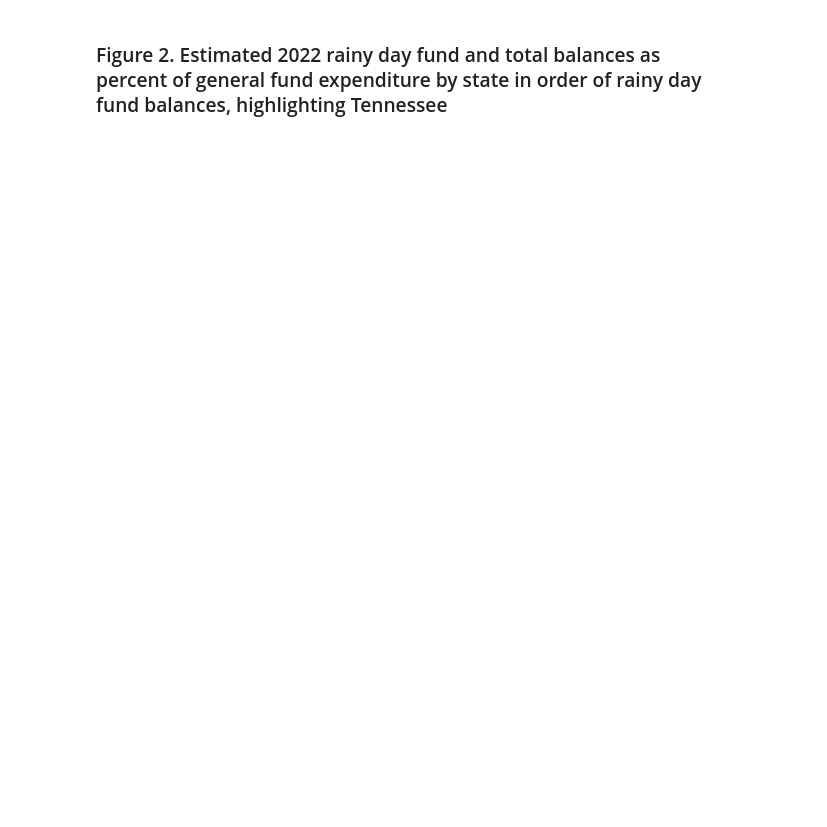
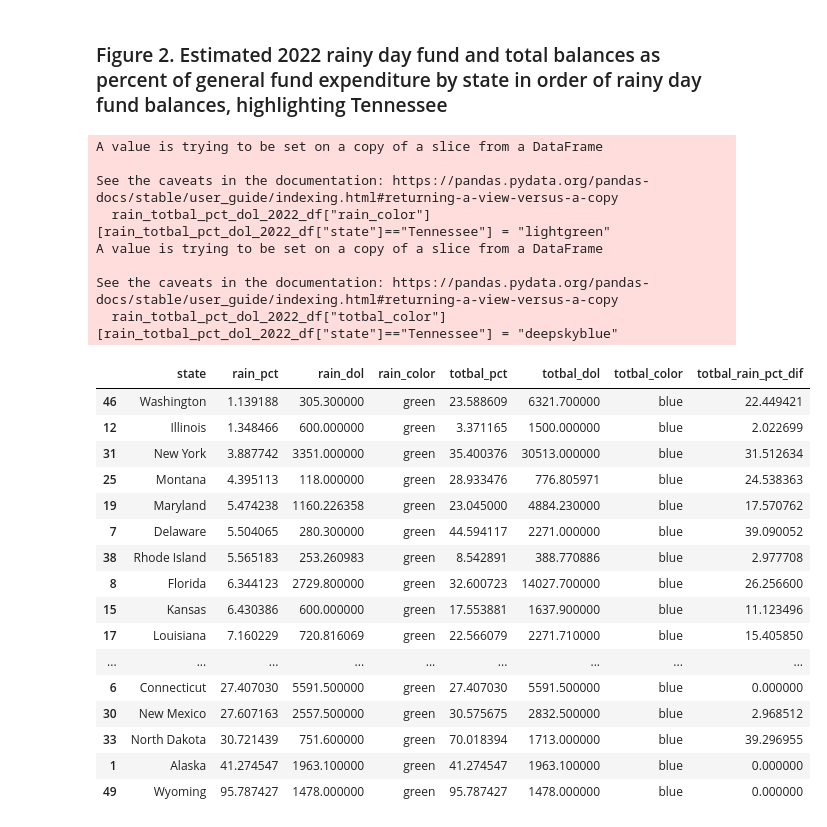
Before and after one commit to TheCGO/TN-BusinessTax, a Jupyter notebook: TN_BusinessTax.ipynb, the cells around one changed output. Saved outputs shown, nothing was run; the diff lists cells and outputs as text; code cells hidden in the pictures; blank space fills up the shorter version.

```diff
--- a/TN_BusinessTax.ipynb
+++ b/TN_BusinessTax.ipynb
@@ -554,3 +554,67 @@ show(fig)
 [interactive output not drawn]
 # %% [markdown]
 ### Figure 2. Estimated 2022 rainy day fund and total balances as percent of general fund expenditure by state in order of rainy day fund balances, highlighting Tennessee
+# %%
+rain_pct_2022_df = rain_pct_df.loc[:'Wyoming', '2022'].to_frame().reset_index()
+rain_pct_2022_df.rename(columns = {"index": "state", "2022": "rain_frac"}, inplace = True)
+rain_pct_2022_df["rain_pct"] = 100 * rain_pct_2022_df["rain_frac"]
+rain_pct_2022_df.drop('rain_frac', axis=1, inplace=True)
+
+rain_dol_2022_df = rain_dol_df.loc[:'Wyoming', '2022'].to_frame().reset_index()
+rain_dol_2022_df.rename(columns = {"index": "state", "2022": "rain_dol"}, inplace = True)
+
+totbal_pct_2022_df = totbal_pct_df.loc[:'Wyoming', '2022'].to_frame().reset_index()
+totbal_pct_2022_df.rename(columns = {"index": "state", "2022": "totbal_frac"}, inplace = True)
+totbal_pct_2022_df["totbal_pct"] = 100 * totbal_pct_2022_df["totbal_frac"]
+totbal_pct_2022_df.drop('totbal_frac', axis=1, inplace=True)
+
+totbal_dol_2022_df = totbal_dol_df.loc[:'Wyoming', '2022'].to_frame().reset_index()
+totbal_dol_2022_df.rename(columns = {"index": "state", "2022": "totbal_dol"}, inplace = True)
+
+# Merge the four DataFrames
+rain_totbal_pct_dol_2022_df = rain_pct_2022_df.copy()
+rain_totbal_pct_dol_2022_df = pd.merge(rain_totbal_pct_dol_2022_df, rain_dol_2022_df, on='state', how='inner')
+rain_totbal_pct_dol_2022_df["rain_color"] = "green"
+rain_totbal_pct_dol_2022_df["rain_color"][rain_totbal_pct_dol_2022_df["state"]=="Tennessee"] = "lightgreen"
+rain_totbal_pct_dol_2022_df = pd.merge(rain_totbal_pct_dol_2022_df, totbal_pct_2022_df, on='state', how='inner')
+rain_totbal_pct_dol_2022_df = pd.merge(rain_totbal_pct_dol_2022_df, totbal_dol_2022_df, on='state', how='inner')
+rain_totbal_pct_dol_2022_df["totbal_color"] = "blue"
+rain_totbal_pct_dol_2022_df["totbal_color"][rain_totbal_pct_dol_2022_df["state"]=="Tennessee"] = "deepskyblue"
+
+# Create a new variable that is totbal_pct - rain_pct
+rain_totbal_pct_dol_2022_df["totbal_rain_pct_dif"] = (
+    rain_totbal_pct_dol_2022_df["totbal_pct"] - rain_totbal_pct_dol_2022_df["rain_pct"]
+)
+
+# Sort by rainy day fund percent
+rain_totbal_pct_dol_2022_sorted_df = rain_totbal_pct_dol_2022_df.sort_values(
+    by=['rain_pct', 'totbal_pct'], ascending=[True, True]
+)
+
+rain_totbal_pct_dol_2022_sorted_df
+# %% [output]
+A value is trying to be set on a copy of a slice from a DataFrame
+
+See the caveats in the documentation: https://pandas.pydata.org/pandas-docs/stable/user_guide/indexing.html#returning-a-view-versus-a-copy
+  rain_totbal_pct_dol_2022_df["rain_color"][rain_totbal_pct_dol_2022_df["state"]=="Tennessee"] = "lightgreen"
+A value is trying to be set on a copy of a slice from a DataFrame
+
+See the caveats in the documentation: https://pandas.pydata.org/pandas-docs/stable/user_guide/indexing.html#returning-a-view-versus-a-copy
+  rain_totbal_pct_dol_2022_df["totbal_color"][rain_totbal_pct_dol_2022_df["state"]=="Tennessee"] = "deepskyblue"
+|  | state | rain_pct | rain_dol | rain_color | totbal_pct | totbal_dol | totbal_color | totbal_rain_pct_dif |
+| 46 | Washington | 1.139188 | 305.300000 | green | 23.588609 | 6321.700000 | blue | 22.449421 |
+| 12 | Illinois | 1.348466 | 600.000000 | green | 3.371165 | 1500.000000 | blue | 2.022699 |
+| 31 | New York | 3.887742 | 3351.000000 | green | 35.400376 | 30513.000000 | blue | 31.512634 |
+| 25 | Montana | 4.395113 | 118.000000 | green | 28.933476 | 776.805971 | blue | 24.538363 |
+| 19 | Maryland | 5.474238 | 1160.226358 | green | 23.045000 | 4884.230000 | blue | 17.570762 |
+| 7 | Delaware | 5.504065 | 280.300000 | green | 44.594117 | 2271.000000 | blue | 39.090052 |
+| 38 | Rhode Island | 5.565183 | 253.260983 | green | 8.542891 | 388.770886 | blue | 2.977708 |
+| 8 | Florida | 6.344123 | 2729.800000 | green | 32.600723 | 14027.700000 | blue | 26.256600 |
+| 15 | Kansas | 6.430386 | 600.000000 | green | 17.553881 | 1637.900000 | blue | 11.123496 |
+| 17 | Louisiana | 7.160229 | 720.816069 | green | 22.566079 | 2271.710000 | blue | 15.405850 |
+| ... | ... | ... | ... | ... | ... | ... | ... | ... |
+| 6 | Connecticut | 27.407030 | 5591.500000 | green | 27.407030 | 5591.500000 | blue | 0.000000 |
+| 30 | New Mexico | 27.607163 | 2557.500000 | green | 30.575675 | 2832.500000 | blue | 2.968512 |
+| 33 | North Dakota | 30.721439 | 751.600000 | green | 70.018394 | 1713.000000 | blue | 39.296955 |
+| 1 | Alaska | 41.274547 | 1963.100000 | green | 41.274547 | 1963.100000 | blue | 0.000000 |
+| 49 | Wyoming | 95.787427 | 1478.000000 | green | 95.787427 | 1478.000000 | blue | 0.000000 |
```
Also changed, not shown: parts of 4 cells of this notebook.
